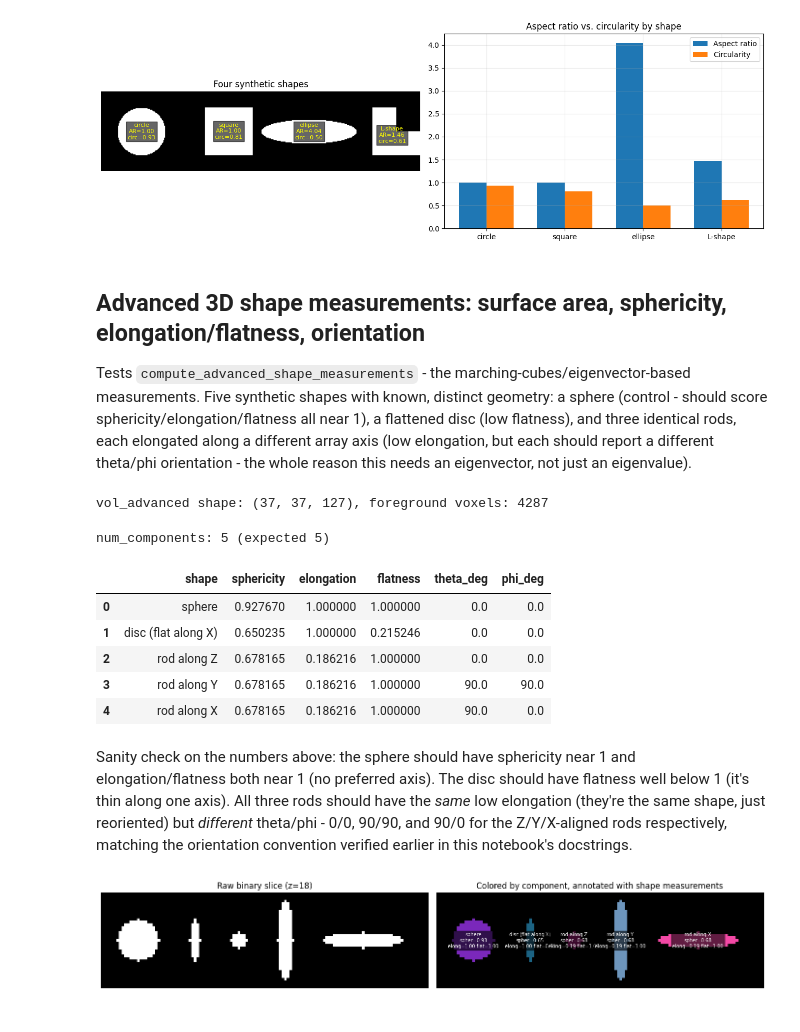
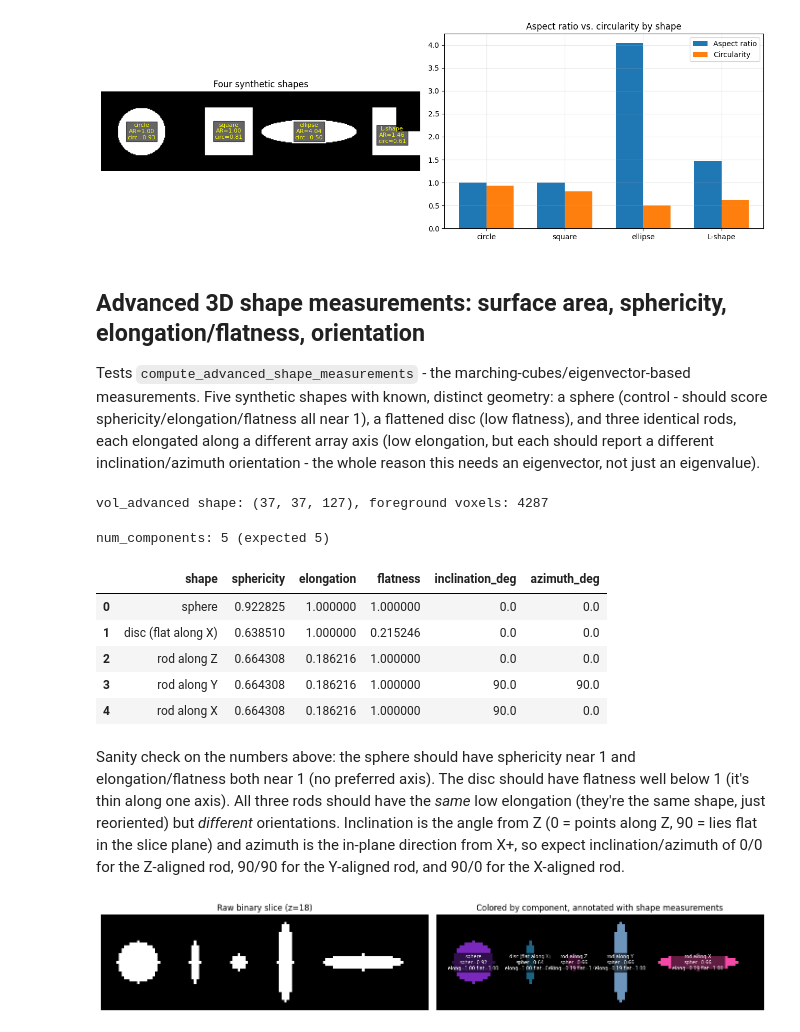
Before and after one commit to hamediut/SMiCA, a Jupyter notebook: notebooks/test_connected_components.ipynb, the cells around one changed output. Drawn from its saved outputs; the diff is of its cells as text; code cells hidden in the pictures.

Commit message:
debug sphericity measurement and rename orientation

```diff
--- a/notebooks/test_connected_components.ipynb
+++ b/notebooks/test_connected_components.ipynb
@@ -440,7 +440,7 @@ Tests `compute_advanced_shape_measurements` - the marching-cubes/eigenvector-bas
 measurements. Five synthetic shapes with known, distinct geometry: a sphere (control - should
 score sphericity/elongation/flatness all near 1), a flattened disc (low flatness), and three
 identical rods, each elongated along a different array axis (low elongation, but each should
-report a different theta/phi orientation - the whole reason this needs an eigenvector, not
+report a different inclination/azimuth orientation - the whole reason this needs an eigenvector, not
 just an eigenvalue).
 # %%
 shapes_info = [
@@ -480,41 +480,42 @@ vol_advanced shape: (37, 37, 127), foreground voxels: 4287
 # %%
 from src.micro_gui.analysis.connected_components import compute_advanced_shape_measurements
 
 result_advanced = connected_components_3d(vol_advanced, connectivity=26, res=1.0)
 print(f"num_components: {result_advanced['num_components']} (expected 5)")
 
-requested = ['surface_area', 'specific_surface_area', 'sphericity', 'elongation', 'flatness', 'theta_deg', 'phi_deg']
+requested = ['surface_area', 'specific_surface_area', 'sphericity', 'elongation', 'flatness', 'inclination_deg', 'azimuth_deg']
 advanced_table = compute_advanced_shape_measurements(result_advanced['labels'], res=1.0, requested=requested)
 merged_advanced = result_advanced['table'].merge(advanced_table, on='label')
 
 # Match each label back to the shape we intended, by nearest centroid - same
 # reasoning as the 2D shapes section above: label ids come from raster-scan
 # order, not the order the shapes were placed in.
 region_lookup_advanced = {r.label: r for r in regionprops(result_advanced['labels'])}
 intended_centers_advanced = {name: (cz, cy, cx) for (name, mask), cx in zip(shapes_info, x_positions)}
 
 def nearest_shape_name_3d(label):
     c = region_lookup_advanced[label].centroid
     return min(intended_centers_advanced, key=lambda name: sum((a - b) ** 2 for a, b in zip(intended_centers_advanced[name], c)))
 
 merged_advanced['shape'] = merged_advanced['label'].apply(nearest_shape_name_3d)
 merged_advanced = merged_advanced.set_index('shape').loc[[name for name, _ in shapes_info]].reset_index()
-merged_advanced[['shape', 'sphericity', 'elongation', 'flatness', 'theta_deg', 'phi_deg']]
+merged_advanced[['shape', 'sphericity', 'elongation', 'flatness', 'inclination_deg', 'azimuth_deg']]
 # %% [output]
 num_components: 5 (expected 5)
-|  | shape | sphericity | elongation | flatness | theta_deg | phi_deg |
-| 0 | sphere | 0.927670 | 1.000000 | 1.000000 | 0.0 | 0.0 |
-| 1 | disc (flat along X) | 0.650235 | 1.000000 | 0.215246 | 0.0 | 0.0 |
-| 2 | rod along Z | 0.678165 | 0.186216 | 1.000000 | 0.0 | 0.0 |
-| 3 | rod along Y | 0.678165 | 0.186216 | 1.000000 | 90.0 | 90.0 |
-| 4 | rod along X | 0.678165 | 0.186216 | 1.000000 | 90.0 | 0.0 |
+|  | shape | sphericity | elongation | flatness | inclination_deg | azimuth_deg |
+| 0 | sphere | 0.922825 | 1.000000 | 1.000000 | 0.0 | 0.0 |
+| 1 | disc (flat along X) | 0.638510 | 1.000000 | 0.215246 | 0.0 | 0.0 |
+| 2 | rod along Z | 0.664308 | 0.186216 | 1.000000 | 0.0 | 0.0 |
+| 3 | rod along Y | 0.664308 | 0.186216 | 1.000000 | 90.0 | 90.0 |
+| 4 | rod along X | 0.664308 | 0.186216 | 1.000000 | 90.0 | 0.0 |
 # %% [markdown]
 Sanity check on the numbers above: the sphere should have sphericity near 1 and
 elongation/flatness both near 1 (no preferred axis). The disc should have flatness well
 below 1 (it's thin along one axis). All three rods should have the *same* low elongation
-(they're the same shape, just reoriented) but *different* theta/phi - 0/0, 90/90, and 90/0
-for the Z/Y/X-aligned rods respectively, matching the orientation convention verified earlier
-in this notebook's docstrings.
+(they're the same shape, just reoriented) but *different* orientations. Inclination is the
+angle from Z (0 = points along Z, 90 = lies flat in the slice plane) and azimuth is the
+in-plane direction from X+, so expect inclination/azimuth of 0/0 for the Z-aligned rod,
+90/90 for the Y-aligned rod, and 90/0 for the X-aligned rod.
 # %%
 z_slice = cz
 labels_advanced = result_advanced['labels']
```
Also changed, not shown: parts of 1 cell of this notebook, 3 other files.
